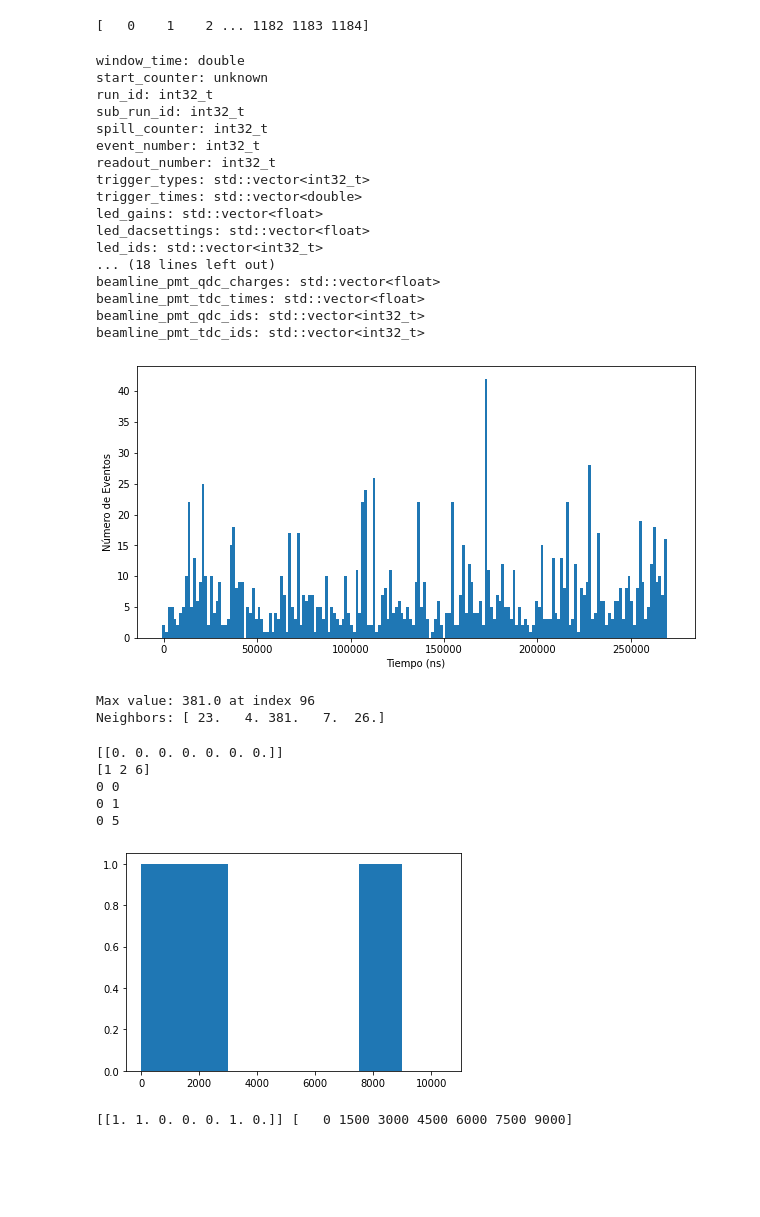
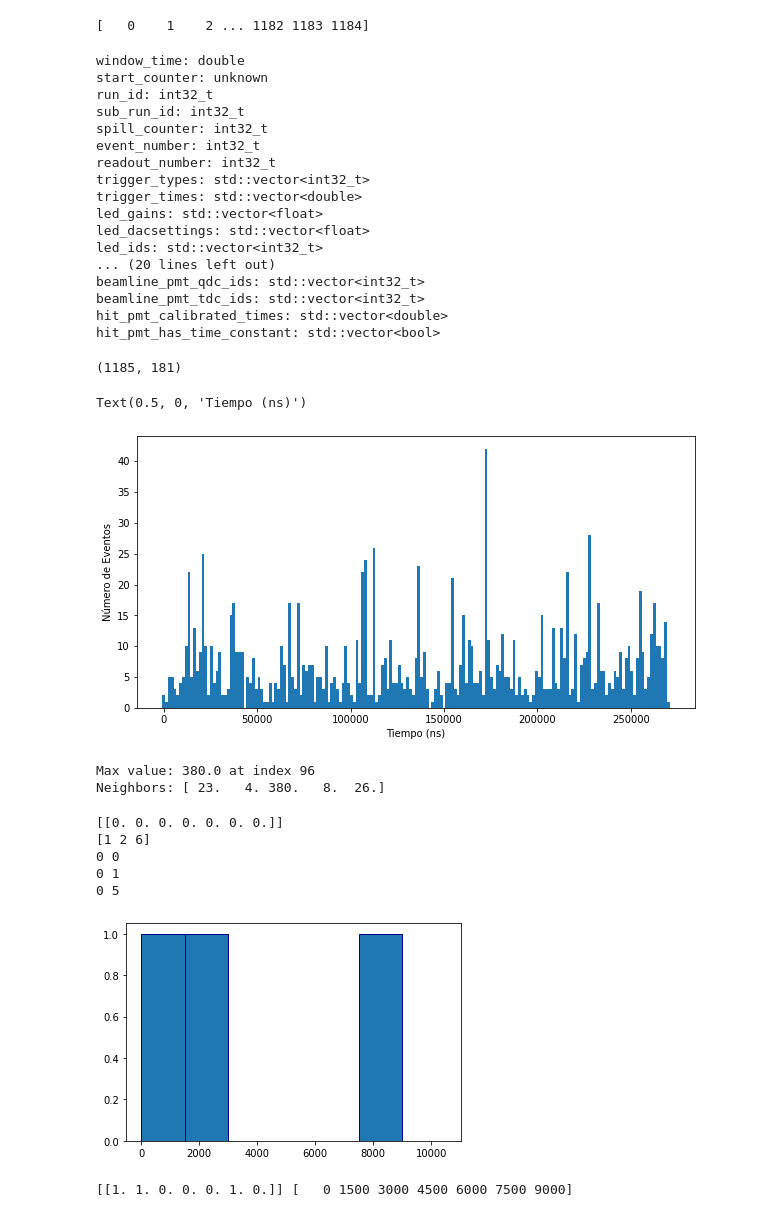
Before and after one commit to halmamol/WCTECoincidence_Analysis, a Jupyter notebook: nHits_count/jupyter_notebooks/create_nHits_dtf.ipynb, the cells around one changed output. Saved outputs shown, nothing was run; the diff lists cells and outputs as text; code cells hidden in the pictures; blank space fills up the shorter version.

```diff
--- a/nHits_count/jupyter_notebooks/create_nHits_dtf.ipynb
+++ b/nHits_count/jupyter_notebooks/create_nHits_dtf.ipynb
@@ -13,15 +13,15 @@ importlib.reload(functions_nHits)
 # %% [output]
 <module 'functions_nHits' from '/home/cgarcia_2002/nHits_count/functions_nHits.py'>
 # %%
-root_file_path = "/data/cgarcia_2002/WCTE/data/WCTE_offline_R2385S0P0.root"
-
+root_file_path = "/data/cgarcia_2002/WCTE/data/2384_calib_time/WCTE_offline_R2384S0P0.root"
+#root_file_path = "/data/cgarcia_2002/WCTE/data/2385_calib_time/WCTE_offline_R2385S0P2.root"
 # Open the ROOT file and get the TTree
 file = uproot.open(root_file_path)
 
 tree = file["WCTEReadoutWindows"]
 #tree.show()
 total_events = tree.num_entries
-tree.keys()
 
+print(total_events)
 # Load the branch into a NumPy array
 # %% [output]
@@ -111,13 +100,13 @@ trigger_times: std::vector<double>
 led_gains: std::vector<float>
 led_dacsettings: std::vector<float>
 led_ids: std::vector<int32_t>
-... (18 lines left out)
-beamline_pmt_qdc_charges: std::vector<float>
-beamline_pmt_tdc_times: std::vector<float>
+... (20 lines left out)
 beamline_pmt_qdc_ids: std::vector<int32_t>
 beamline_pmt_tdc_ids: std::vector<int32_t>
+hit_pmt_calibrated_times: std::vector<double>
+hit_pmt_has_time_constant: std::vector<bool>
 # %%
-times_branch = tree["hit_pmt_times"].array(library="np")
+times_branch = tree["hit_pmt_calibrated_times"].array(library="np")
 event_number_branch = tree["event_number"].array(library="np")
 
 range_hits = 1500
@@ -134,10 +123,12 @@ plt.figure(figsize=(10, 5))
 plt.bar(times_array, nHits[0,::], width=range_hits)
 plt.ylabel('Número de Eventos')
 plt.xlabel('Tiempo (ns)')
-plt.savefig("ejemplo_prompt.png")
+#plt.savefig("ejemplo_prompt.png")
 #plt.show()
 # %% [output]
+(1185, 181)
+Text(0.5, 0, 'Tiempo (ns)')
-[figure, old version]
+[figure, new version]
 # %%
 # Example array
 arr = nHits[435,::]
@@ -159,6 +150,6 @@ neighbors = arr[start:end]
 print(f"Max value: {max_val} at index {max_idx}")
 print(f"Neighbors: {neighbors}")
 # %% [output]
-Max value: 381.0 at index 96
-Neighbors: [ 23.   4. 381.   7.  26.]
+Max value: 380.0 at index 96
+Neighbors: [ 23.   4. 380.   8.  26.]
 # %%
@@ -172,33 +164,33 @@ event_number_branch = [0]
 
 range_hits = 1500
 times_array = np.arange(0, 9000+1, range_hits, dtype=int)
 nHits = np.zeros((1, len(times_array)))
 print(nHits)
 
 for event, event_number in zip(times_branch, event_number_branch):
 
 
     div = event//range_hits
     res = event%range_hits
 
 
     for i, res_value in enumerate(res):
         if res_value != 0:
             div[i] += 1
     print(div)
     for n in div:
         print(event_number, int(n)-1)
         nHits[event_number, int(n)-1] +=1
 
 plt.figure()
-plt.bar(times_array, nHits[0,::], width = 1500, align='edge')
+plt.bar(times_array, nHits[0,::], width = 1500, align='edge', edgecolor='navy')
 plt.show()
 print(nHits, times_array)
 # %% [output]
 [[0. 0. 0. 0. 0. 0. 0.]]
 [1 2 6]
 0 0
 0 1
 0 5
-[figure, old version]
+[figure, new version]
 [[1. 1. 0. 0. 0. 1. 0.]] [   0 1500 3000 4500 6000 7500 9000]
```
Also changed, not shown: parts of 4 cells of this notebook, 3 other files.
